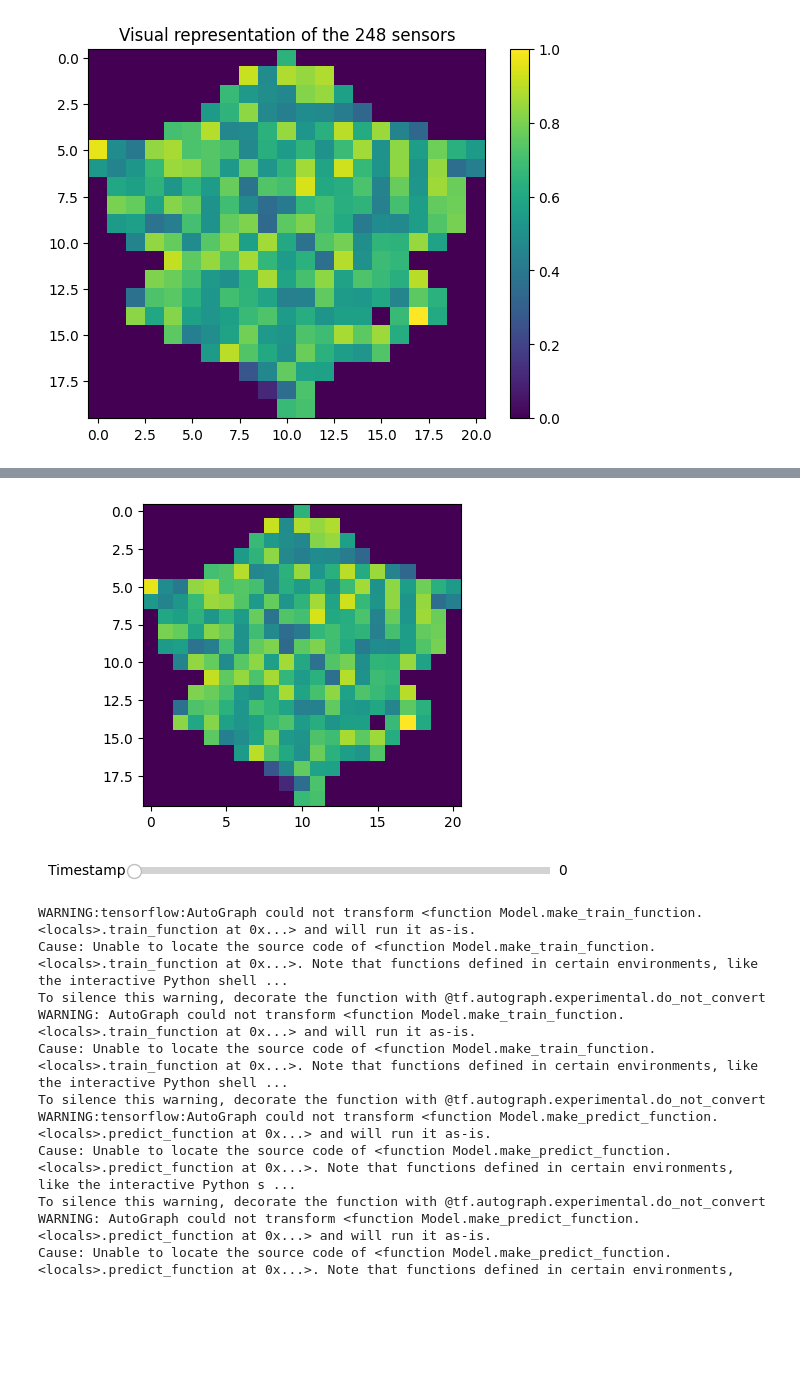
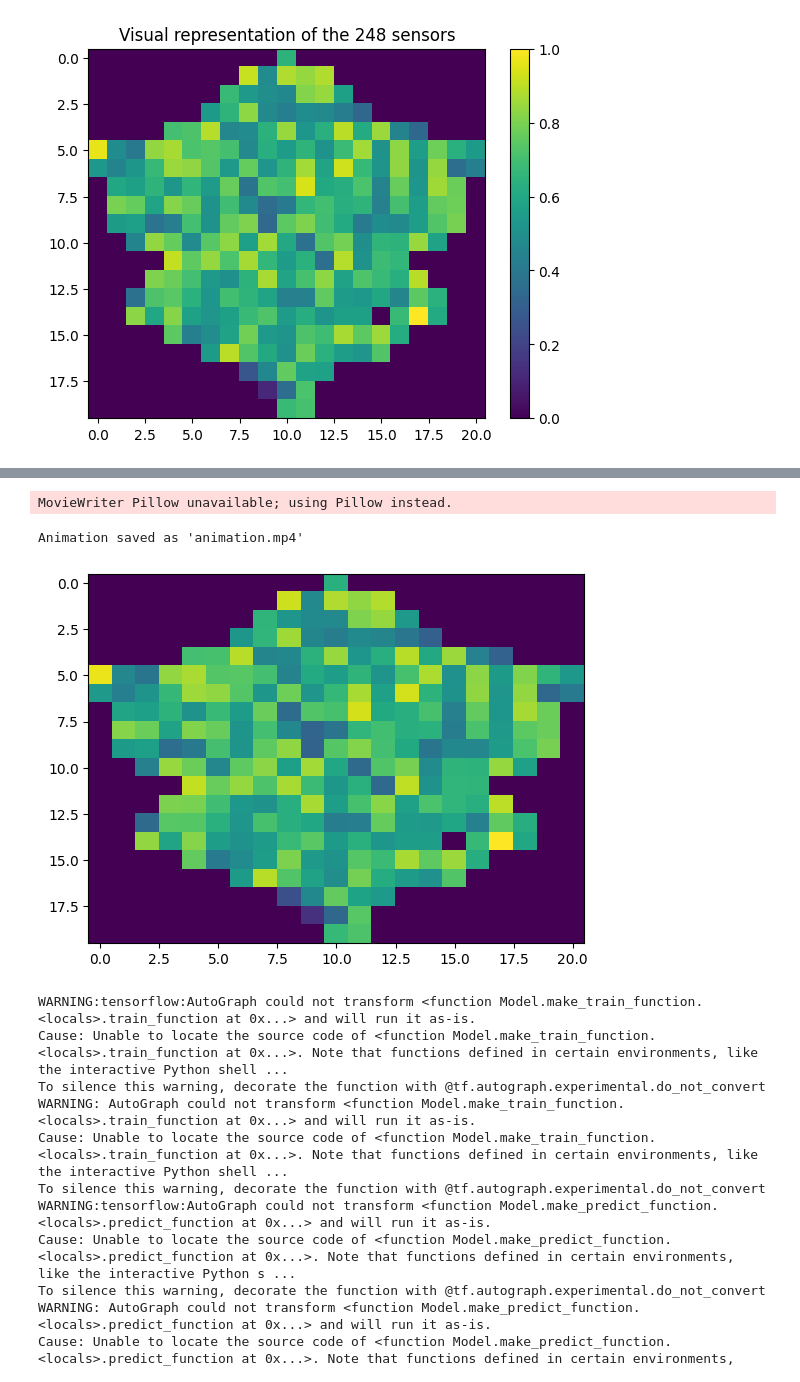
Before and after one commit to Roestenburg-J/PRDL_Assignment_2, a Jupyter notebook: basic_nn.ipynb, the cells around one changed output, grey strips where cells are left out. Drawn from its saved outputs; the diff is of its cells as text; code cells hidden in the pictures; blank space fills up the shorter version.

Commit message:
visual representation of the data and an animation gif to show the first scan

```diff
--- a/basic_nn.ipynb
+++ b/basic_nn.ipynb
@@ -600,41 +568,28 @@ plt.show()
-# %%
-from matplotlib.widgets import Slider
-
-# Assuming arr is your 3D array with shape (1980, 20, 21)
-arr = trainx_mesh[0]
-
-# Set up the initial figure and axes
-fig, ax = plt.subplots()
-plt.subplots_adjust(bottom=0.25)
-
-# Display the initial grid
-current_timestamp = 0
-img = ax.imshow(arr[current_timestamp], cmap='viridis')
-
-# Add a slider for timestamp navigation
-ax_timestamp = plt.axes([0.25, 0.1, 0.65, 0.03], facecolor='lightgoldenrodyellow')
-slider = Slider(ax_timestamp, 'Timestamp', 0, 1980 - 1, valinit=current_timestamp, valstep=1)
-
-# Function to update the plot when the slider changes
-def update(val):
-    current_timestamp = int(slider.val)
-    img.set_array(arr[current_timestamp])
-    fig.canvas.draw_idle()
-
-# Connect the slider to the update function
-slider.on_changed(update)
-
-# Make the plot interactive
-plt.ion()
-
-# Show the plot without blocking the script
-plt.show(block=False)
-
-# Allow the plot to be interactive
-plt.pause(0.001)
-input("Press Enter to exit.")
-# %% [output]
-[figure, removed]
+# %%
+from matplotlib.animation import FuncAnimation
+
+
+# Set up the initial figure and axes
+fig, ax = plt.subplots()
+img = ax.imshow(trainx_mesh[0][0], cmap='viridis', aspect='auto')
+
+# Function to update the plot for each frame of the animation
+def update(frame):
+    img.set_array(trainx_mesh[0][frame])
+    return img,
+
+# Create the animation
+animation = FuncAnimation(fig, update, frames=1980, interval=50, blit=True)
+
+# Save the animation as a video file (e.g., MP4)
+animation.save('animation.gif', writer='Pillow', fps=30)
+
+# Show a message indicating the save was successful
+print("Animation saved as 'animation.mp4'")
+# %% [output]
+MovieWriter Pillow unavailable; using Pillow instead.
+Animation saved as 'animation.mp4'
+[figure, added]
 # %%
 from sklearn.metrics import confusion_matrix
 
```
Also changed, not shown: parts of 5 cells of this notebook, 1 other file.
